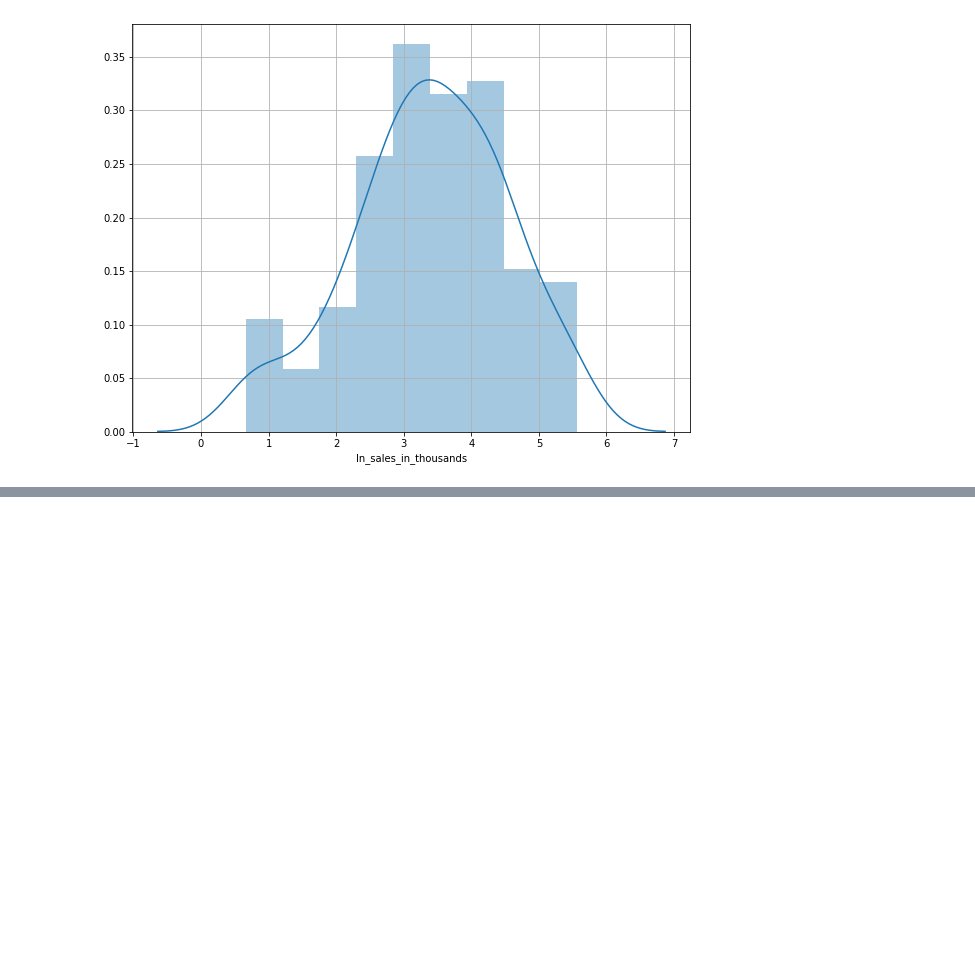
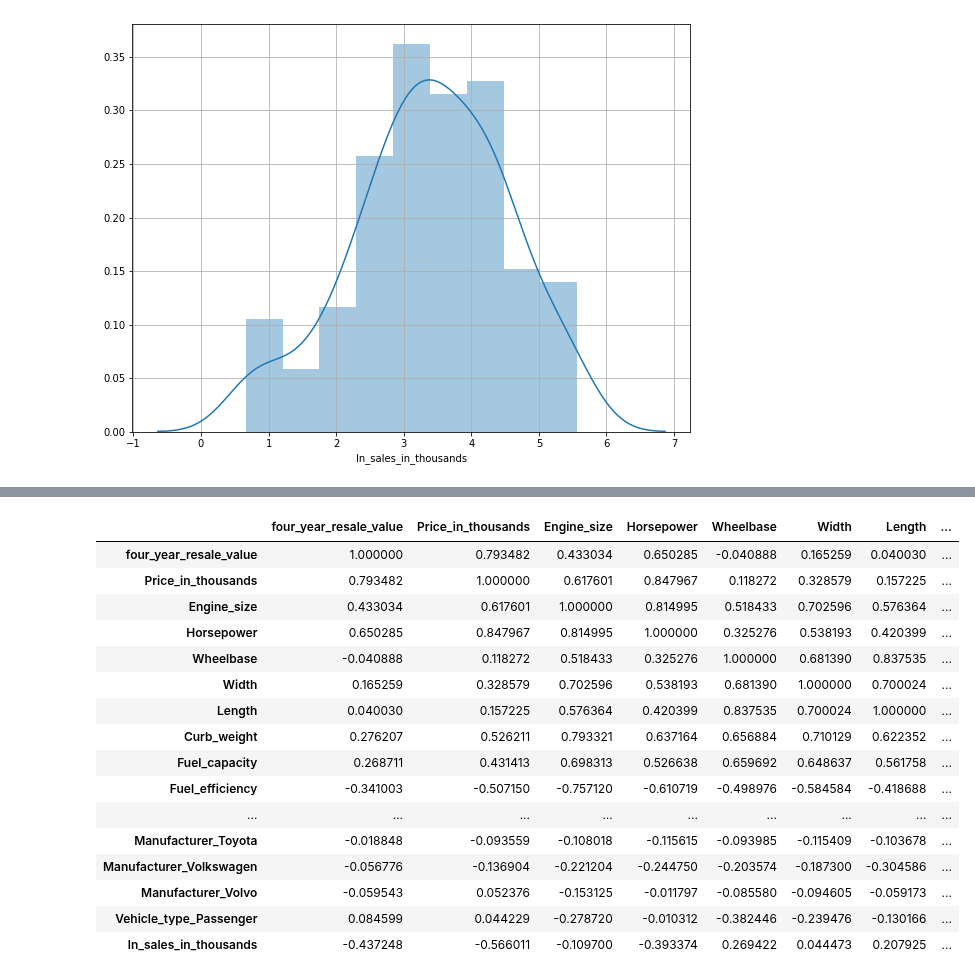
Before and after one commit to mkmritunjay/machineLearning, a Jupyter notebook: linearRegression.ipynb, the cells around one changed output, grey strips where cells are left out. Saved outputs shown, nothing was run; the diff lists cells and outputs as text; code cells hidden in the pictures; blank space fills up the shorter version.

```diff
--- a/linearRegression.ipynb
+++ b/linearRegression.ipynb
@@ -273,0 +294,22 @@ car_sales_new=car_sales_new.drop(['Sales_in_thousands'],axis=1)
+# %%
+# lets create correlation matrix to check for multicolinearity among variables. If two variables are highly correlated
+# removing one of them might reduce multicolinearity.
+car_sales_new.corr()
+# %% [output]
+|  | four_year_resale_value | Price_in_thousands | Engine_size | Horsepower | Wheelbase | Width | Length | ... |
+| four_year_resale_value | 1.000000 | 0.793482 | 0.433034 | 0.650285 | -0.040888 | 0.165259 | 0.040030 | ... |
+| Price_in_thousands | 0.793482 | 1.000000 | 0.617601 | 0.847967 | 0.118272 | 0.328579 | 0.157225 | ... |
+| Engine_size | 0.433034 | 0.617601 | 1.000000 | 0.814995 | 0.518433 | 0.702596 | 0.576364 | ... |
+| Horsepower | 0.650285 | 0.847967 | 0.814995 | 1.000000 | 0.325276 | 0.538193 | 0.420399 | ... |
+| Wheelbase | -0.040888 | 0.118272 | 0.518433 | 0.325276 | 1.000000 | 0.681390 | 0.837535 | ... |
+| Width | 0.165259 | 0.328579 | 0.702596 | 0.538193 | 0.681390 | 1.000000 | 0.700024 | ... |
+| Length | 0.040030 | 0.157225 | 0.576364 | 0.420399 | 0.837535 | 0.700024 | 1.000000 | ... |
+| Curb_weight | 0.276207 | 0.526211 | 0.793321 | 0.637164 | 0.656884 | 0.710129 | 0.622352 | ... |
+| Fuel_capacity | 0.268711 | 0.431413 | 0.698313 | 0.526638 | 0.659692 | 0.648637 | 0.561758 | ... |
+| Fuel_efficiency | -0.341003 | -0.507150 | -0.757120 | -0.610719 | -0.498976 | -0.584584 | -0.418688 | ... |
+| ... | ... | ... | ... | ... | ... | ... | ... | ... |
+| Manufacturer_Toyota | -0.018848 | -0.093559 | -0.108018 | -0.115615 | -0.093985 | -0.115409 | -0.103678 | ... |
+| Manufacturer_Volkswagen | -0.056776 | -0.136904 | -0.221204 | -0.244750 | -0.203574 | -0.187300 | -0.304586 | ... |
+| Manufacturer_Volvo | -0.059543 | 0.052376 | -0.153125 | -0.011797 | -0.085580 | -0.094605 | -0.059173 | ... |
+| Vehicle_type_Passenger | 0.084599 | 0.044229 | -0.278720 | -0.010312 | -0.382446 | -0.239476 | -0.130166 | ... |
+| ln_sales_in_thousands | -0.437248 | -0.566011 | -0.109700 | -0.393374 | 0.269422 | 0.044473 | 0.207925 | ... |
```
Also changed, not shown: parts of 5 cells of this notebook.
